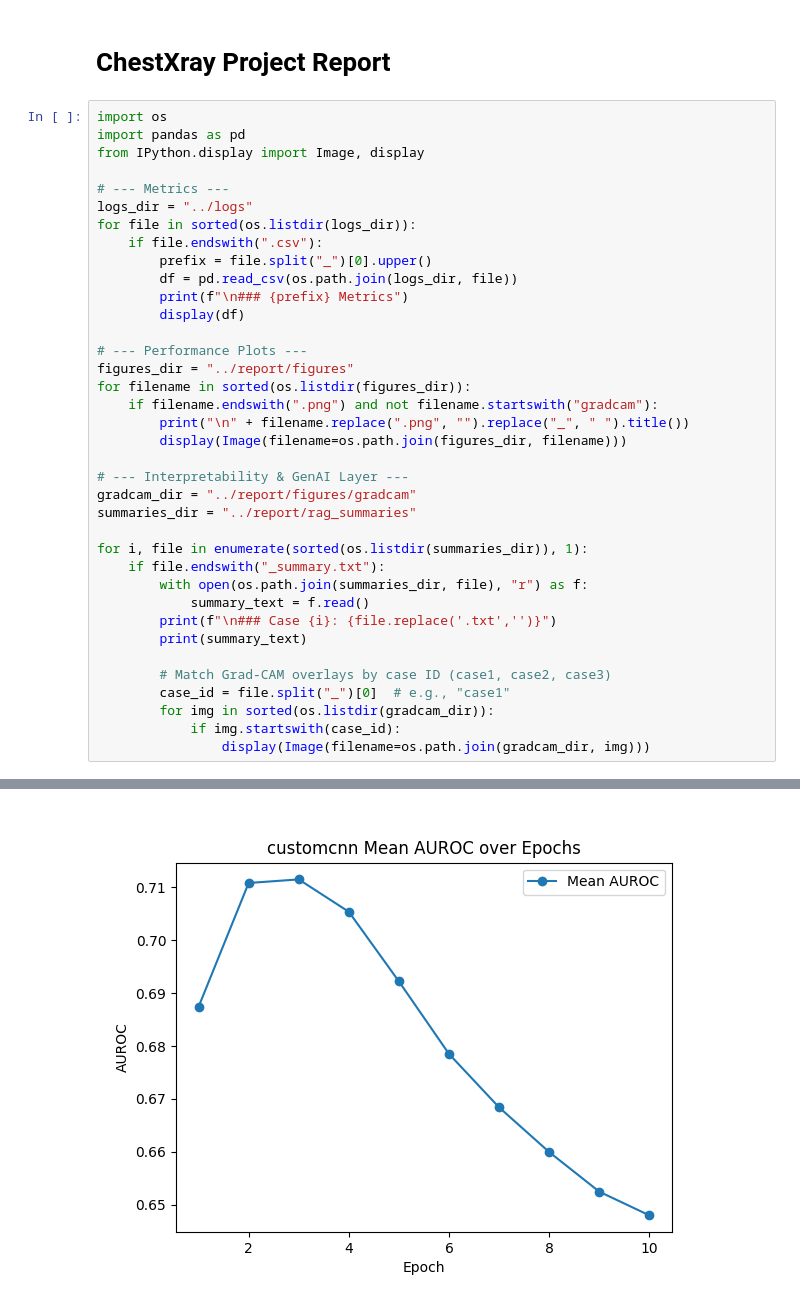
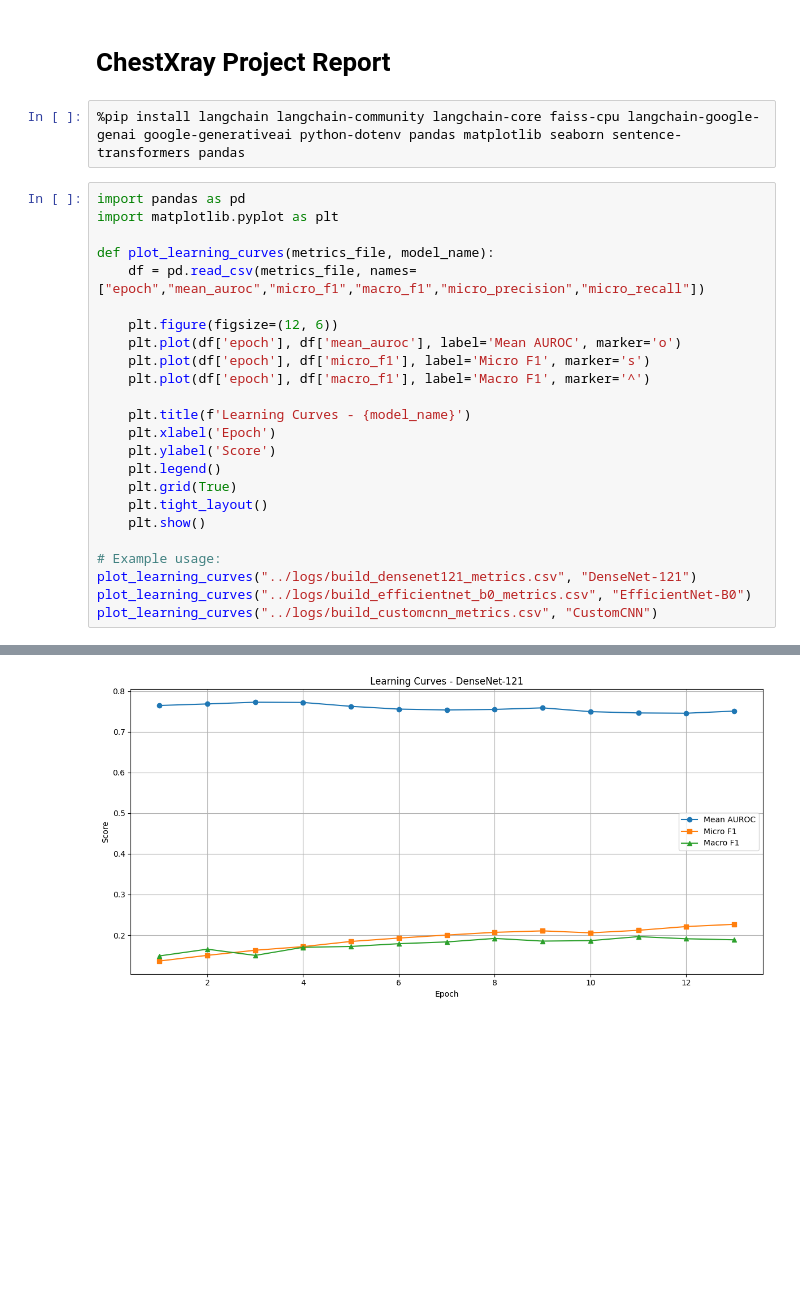
Before and after one commit to Gokul2206/ChestXray14-GenAI, a Jupyter notebook: notebooks/project_report.ipynb, the cells around one changed output, grey strips where cells are left out. Saved outputs shown, nothing was run; the diff lists cells and outputs as text; blank space fills up the shorter version.

Commit message:
Update project structure, README,new cnn models and dependencies

```diff
--- a/notebooks/project_report.ipynb
+++ b/notebooks/project_report.ipynb
@@ -1,40 +1,29 @@
 # %% [markdown]
 # ChestXray Project Report
+# %%
+%pip install langchain langchain-community langchain-core faiss-cpu langchain-google-genai google-generativeai python-dotenv pandas matplotlib seaborn sentence-transformers pandas
 # %%
-import os
 import pandas as pd
-from IPython.display import Image, display
+import matplotlib.pyplot as plt
 
-# --- Metrics ---
-logs_dir = "../logs"
-for file in sorted(os.listdir(logs_dir)):
-    if file.endswith(".csv"):
-        prefix = file.split("_")[0].upper()
-        df = pd.read_csv(os.path.join(logs_dir, file))
-        print(f"\n### {prefix} Metrics")
-        display(df)
+def plot_learning_curves(metrics_file, model_name):
+    df = pd.read_csv(metrics_file, names=["epoch","mean_auroc","micro_f1","macro_f1","micro_precision","micro_recall"])
 
-# --- Performance Plots ---
-figures_dir = "../report/figures"
-for filename in sorted(os.listdir(figures_dir)):
-    if filename.endswith(".png") and not filename.startswith("gradcam"):
-        print("\n" + filename.replace(".png", "").replace("_", " ").title())
-        display(Image(filename=os.path.join(figures_dir, filename)))
+    plt.figure(figsize=(12, 6))
+    plt.plot(df['epoch'], df['mean_auroc'], label='Mean AUROC', marker='o')
+    plt.plot(df['epoch'], df['micro_f1'], label='Micro F1', marker='s')
+    plt.plot(df['epoch'], df['macro_f1'], label='Macro F1', marker='^')
 
-# --- Interpretability & GenAI Layer ---
-gradcam_dir = "../report/figures/gradcam"
-summaries_dir = "../report/rag_summaries"
+    plt.title(f'Learning Curves - {model_name}')
+    plt.xlabel('Epoch')
+    plt.ylabel('Score')
+    plt.legend()
+    plt.grid(True)
+    plt.tight_layout()
+    plt.show()
 
-for i, file in enumerate(sorted(os.listdir(summaries_dir)), 1):
-    if file.endswith("_summary.txt"):
-        with open(os.path.join(summaries_dir, file), "r") as f:
-            summary_text = f.read()
-        print(f"\n### Case {i}: {file.replace('.txt','')}")
-        print(summary_text)
-
-        # Match Grad-CAM overlays by case ID (case1, case2, case3)
-        case_id = file.split("_")[0]  # e.g., "case1"
-        for img in sorted(os.listdir(gradcam_dir)):
-            if img.startswith(case_id):
-                display(Image(filename=os.path.join(gradcam_dir, img)))
+# Example usage:
+plot_learning_curves("../logs/build_densenet121_metrics.csv", "DenseNet-121")
+plot_learning_curves("../logs/build_efficientnet_b0_metrics.csv", "EfficientNet-B0")
+plot_learning_curves("../logs/build_customcnn_metrics.csv", "CustomCNN")
 # %% [output]
@@ -90 +30 @@ Customcnn Auroc Curve
-[figure, old version]
+[figure, new version]
```
Also changed, not shown: parts of 5 cells of this notebook, 22 other files.
